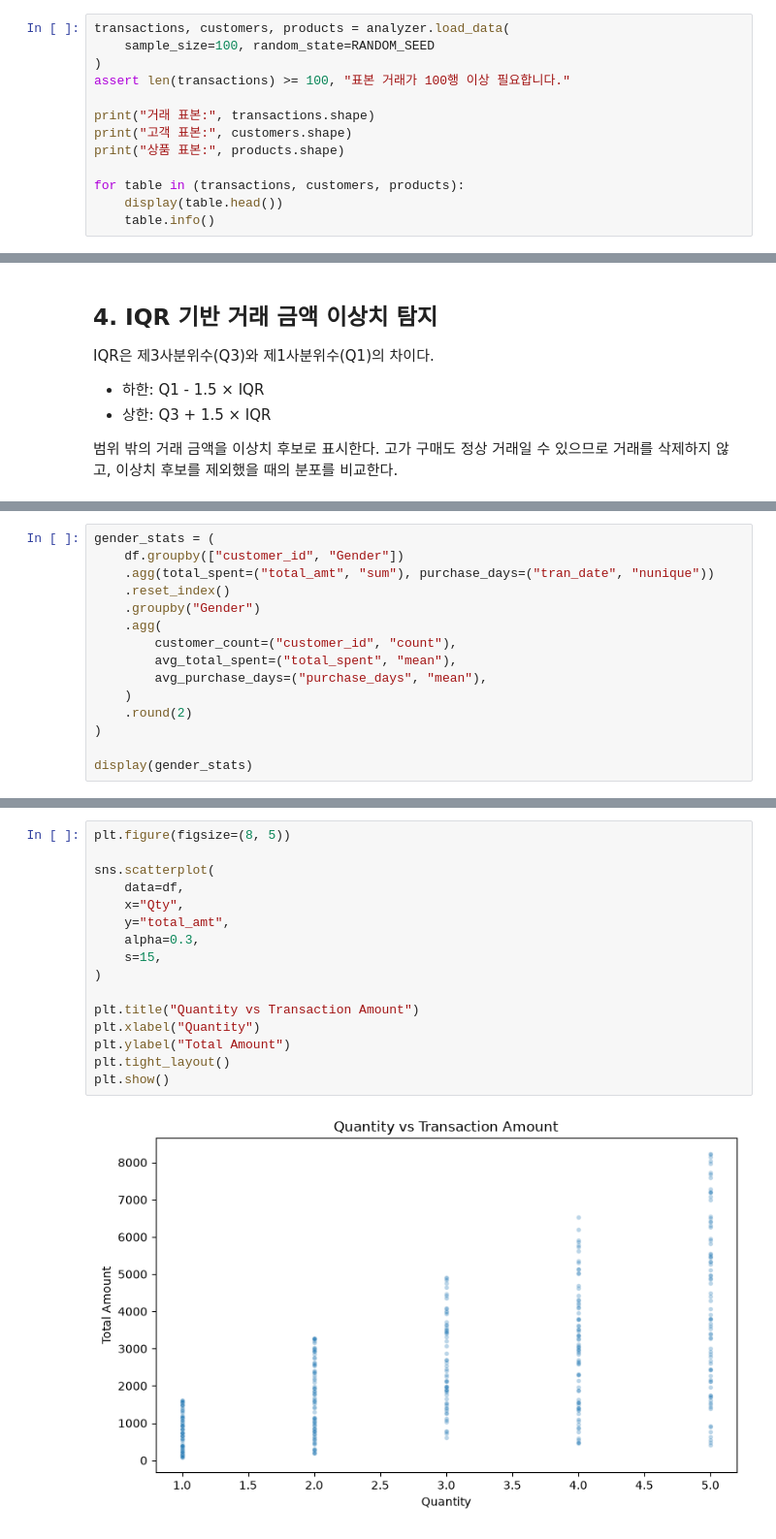
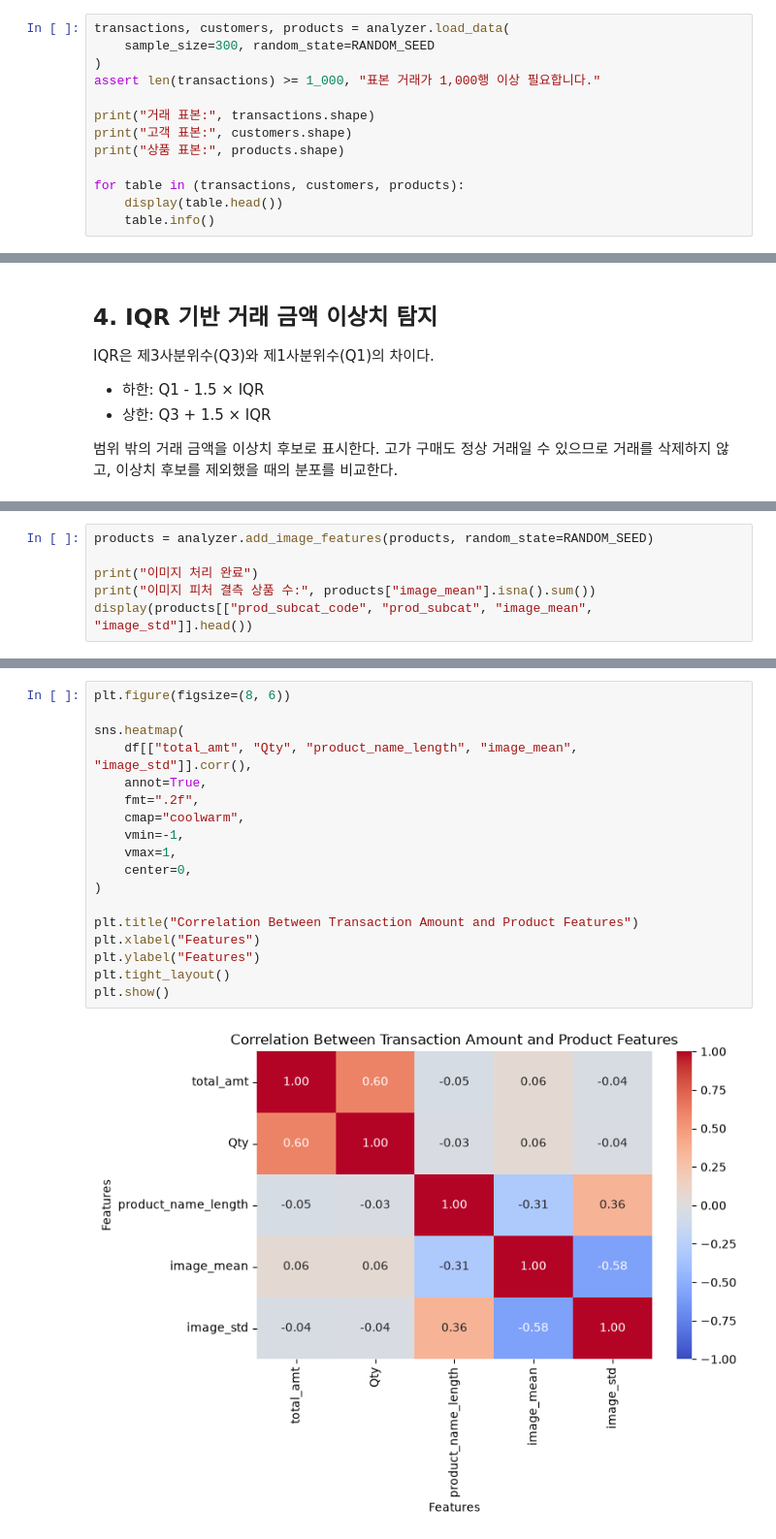
Before and after one commit to loader1017/A1-1, a Jupyter notebook: notebooks/analysis_report.ipynb, the cells around one changed output, grey strips where cells are left out. Shown at 97% size. Drawn from its saved outputs; the diff is of its cells as text.

```diff
--- a/notebooks/analysis_report.ipynb
+++ b/notebooks/analysis_report.ipynb
@@ -35,9 +35,9 @@ analyzer = DataAnalyzer(DATA_DIR)
 반품에 해당하는 음수 거래 금액은 분석에서 제외한다.
 # %%
 transactions, customers, products = analyzer.load_data(
-    sample_size=100, random_state=RANDOM_SEED
+    sample_size=300, random_state=RANDOM_SEED
 )
-assert len(transactions) >= 100, "표본 거래가 100행 이상 필요합니다."
+assert len(transactions) >= 1_000, "표본 거래가 1,000행 이상 필요합니다."
 
 print("거래 표본:", transactions.shape)
 print("고객 표본:", customers.shape)
@@ -287,16 +288,7 @@ plt.show()
 # %%
-gender_stats = (
-    df.groupby(["customer_id", "Gender"])
-    .agg(total_spent=("total_amt", "sum"), purchase_days=("tran_date", "nunique"))
-    .reset_index()
-    .groupby("Gender")
-    .agg(
-        customer_count=("customer_id", "count"),
-        avg_total_spent=("total_spent", "mean"),
-        avg_purchase_days=("purchase_days", "mean"),
-    )
-    .round(2)
-)
+products = analyzer.add_image_features(products, random_state=RANDOM_SEED)
 
-display(gender_stats)
+print("이미지 처리 완료")
+print("이미지 피처 결측 상품 수:", products["image_mean"].isna().sum())
+display(products[["prod_subcat_code", "prod_subcat", "image_mean", "image_std"]].head())
 # %% [output]
@@ -440,19 +434,21 @@ plt.show()
 # %%
-plt.figure(figsize=(8, 5))
+plt.figure(figsize=(8, 6))
 
-sns.scatterplot(
-    data=df,
-    x="Qty",
-    y="total_amt",
-    alpha=0.3,
-    s=15,
+sns.heatmap(
+    df[["total_amt", "Qty", "product_name_length", "image_mean", "image_std"]].corr(),
+    annot=True,
+    fmt=".2f",
+    cmap="coolwarm",
+    vmin=-1,
+    vmax=1,
+    center=0,
 )
 
-plt.title("Quantity vs Transaction Amount")
-plt.xlabel("Quantity")
-plt.ylabel("Total Amount")
+plt.title("Correlation Between Transaction Amount and Product Features")
+plt.xlabel("Features")
+plt.ylabel("Features")
 plt.tight_layout()
 plt.show()
 # %% [output]
-[figure, old version]
+[figure, new version]
 # %%
```
Also changed, not shown: parts of 38 cells of this notebook, 2 other files.
